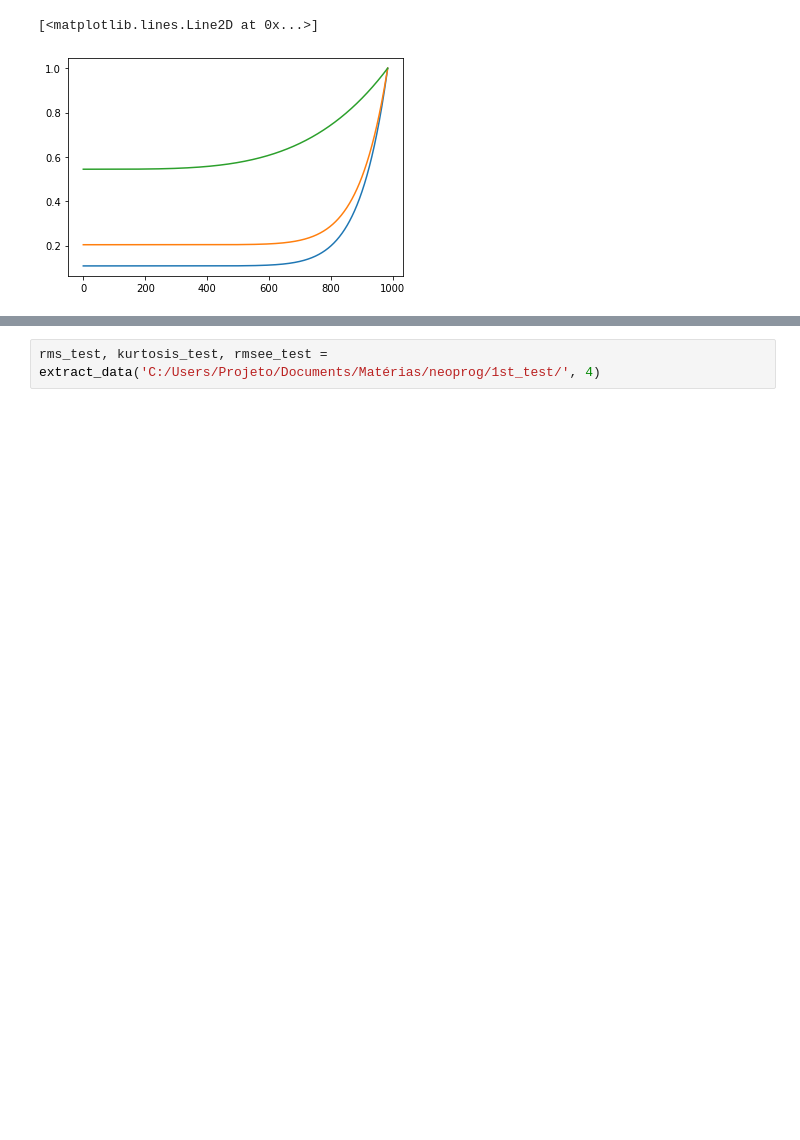
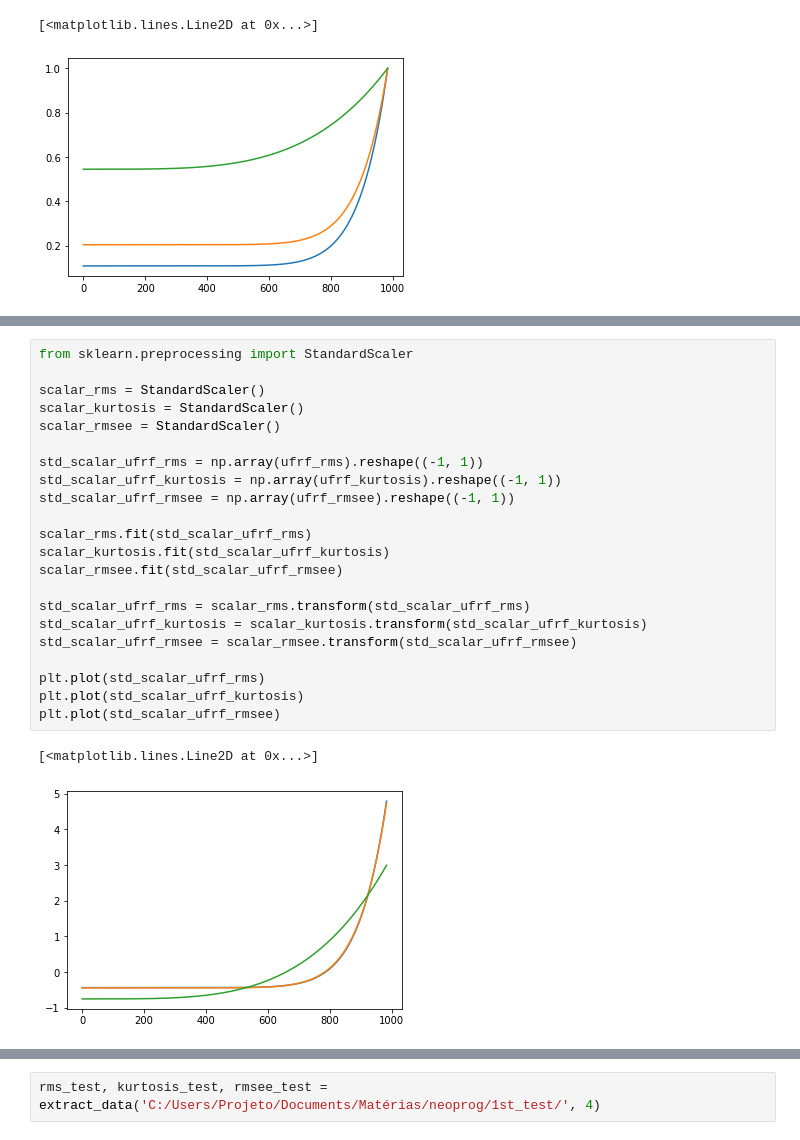
Before and after one commit to LeandroMoura3/neoprog, a Jupyter notebook: 2nd.ipynb, the cells around one changed output, grey strips where cells are left out. Saved outputs shown, nothing was run; the diff lists cells and outputs as text; blank space fills up the shorter version.

```diff
--- a/2nd.ipynb
+++ b/2nd.ipynb
@@ -152,0 +163,25 @@ plt.plot(max_ufrf_rmsee)
+# %%
+from sklearn.preprocessing import StandardScaler
+
+scalar_rms = StandardScaler()
+scalar_kurtosis = StandardScaler()
+scalar_rmsee = StandardScaler()
+
+std_scalar_ufrf_rms = np.array(ufrf_rms).reshape((-1, 1))
+std_scalar_ufrf_kurtosis = np.array(ufrf_kurtosis).reshape((-1, 1))
+std_scalar_ufrf_rmsee = np.array(ufrf_rmsee).reshape((-1, 1))
+
+scalar_rms.fit(std_scalar_ufrf_rms)
+scalar_kurtosis.fit(std_scalar_ufrf_kurtosis)
+scalar_rmsee.fit(std_scalar_ufrf_rmsee)
+
+std_scalar_ufrf_rms = scalar_rms.transform(std_scalar_ufrf_rms)
+std_scalar_ufrf_kurtosis = scalar_kurtosis.transform(std_scalar_ufrf_kurtosis)
+std_scalar_ufrf_rmsee = scalar_rmsee.transform(std_scalar_ufrf_rmsee)
+
+plt.plot(std_scalar_ufrf_rms)
+plt.plot(std_scalar_ufrf_kurtosis)
+plt.plot(std_scalar_ufrf_rmsee)
+# %% [output]
+[<matplotlib.lines.Line2D at 0x...>]
+[figure, added]
```
Also changed, not shown: parts of 16 cells of this notebook, 4 other files.
